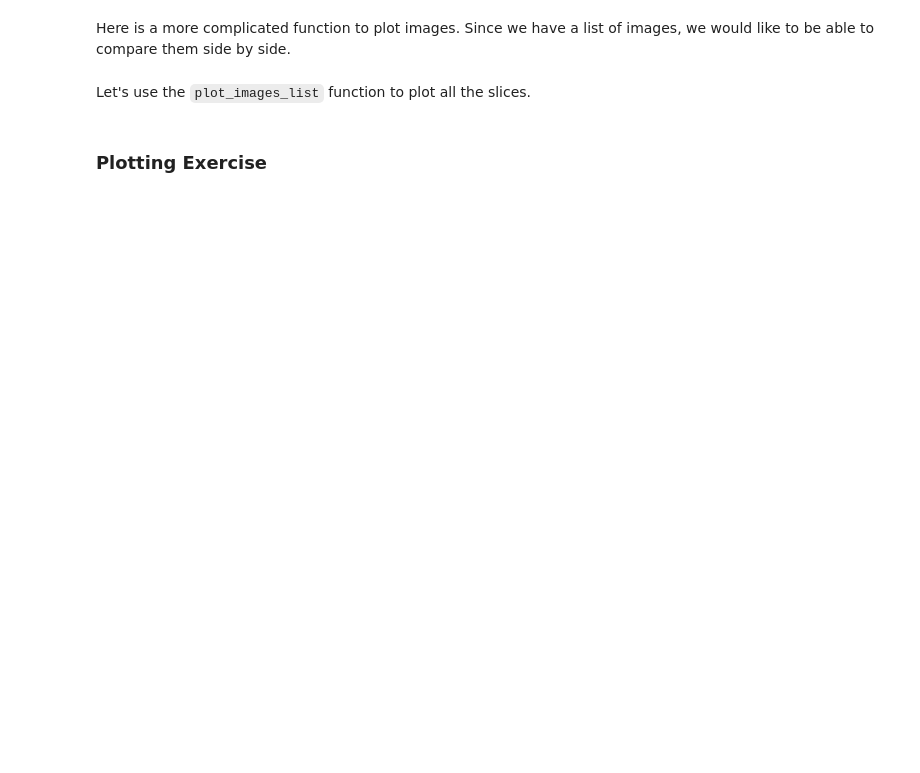
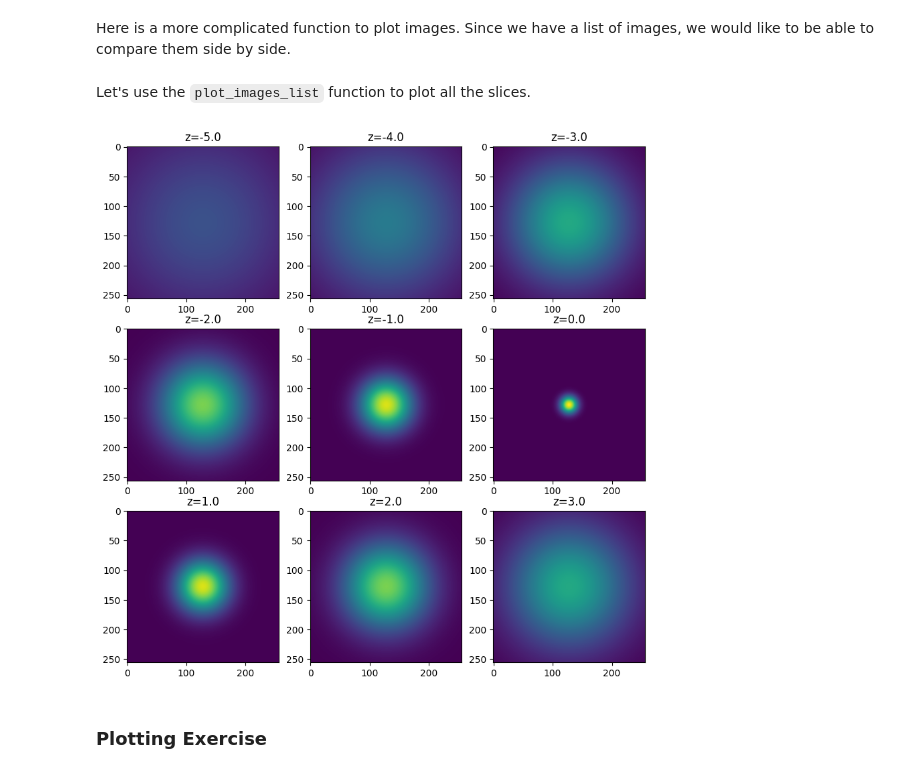
Before and after one commit to dl4mia/00_first_steps, a Jupyter notebook: 00_Write_and_load_images.ipynb, the cells around one changed output. Cells and saved outputs as stored; diff of their text form; code cells hidden in the pictures; blank space fills up the shorter version.

```diff
--- a/00_Write_and_load_images.ipynb
+++ b/00_Write_and_load_images.ipynb
@@ -133,10 +150,10 @@ Often we need to deal with multidimensional images, and since the `get_3D_gaussi
 #####       get_3D_gaussian (see above)   #####
 
 # let's create a grid of points
-dzs = ....(-5, 5, 11) #Hint: read abput numpy linspace
+dzs = np.linspace(-5, 5, 11)
 
 # now generate a list of images by calling the function get_3D_gaussian
-imgs = [.... for d in dzs]
+imgs = [get_3D_gaussian(d) for d in dzs]
 # %% [markdown]
 ### Plotting multiple images in a given list
 Let's plot 4 images from the list <code>imgs</code> with a <code>magma</code> as <code>colormap</code>
@@ -191,19 +211,21 @@ Let's use the <code>plot_images_list</code> function to plot all the slices.
 # %%
 ###########################################################
 ##### exercise: plot each image in the list           #####
 #####   - generate meaningful titles for each subplot #####
 #####   - use plot_images_list to plot the images     #####
 
 # make titles to use on top of each frame
 titles = ['z={}'.format(z)  for z in dzs]
 
 # use plot_images_list to plot multiple images
-....
+plot_images_list(imgs, titles)
 
 ###########################################################
 ##### Question: the images can be compared because they are
 ##### plotted with a fixed contrast. Can you see where this
 ##### happens?
+# %% [output]
+[figure, added]
 # %% [markdown]
 ### Plotting Exercise
 # %%
```
Also changed, not shown: parts of 16 cells of this notebook.
